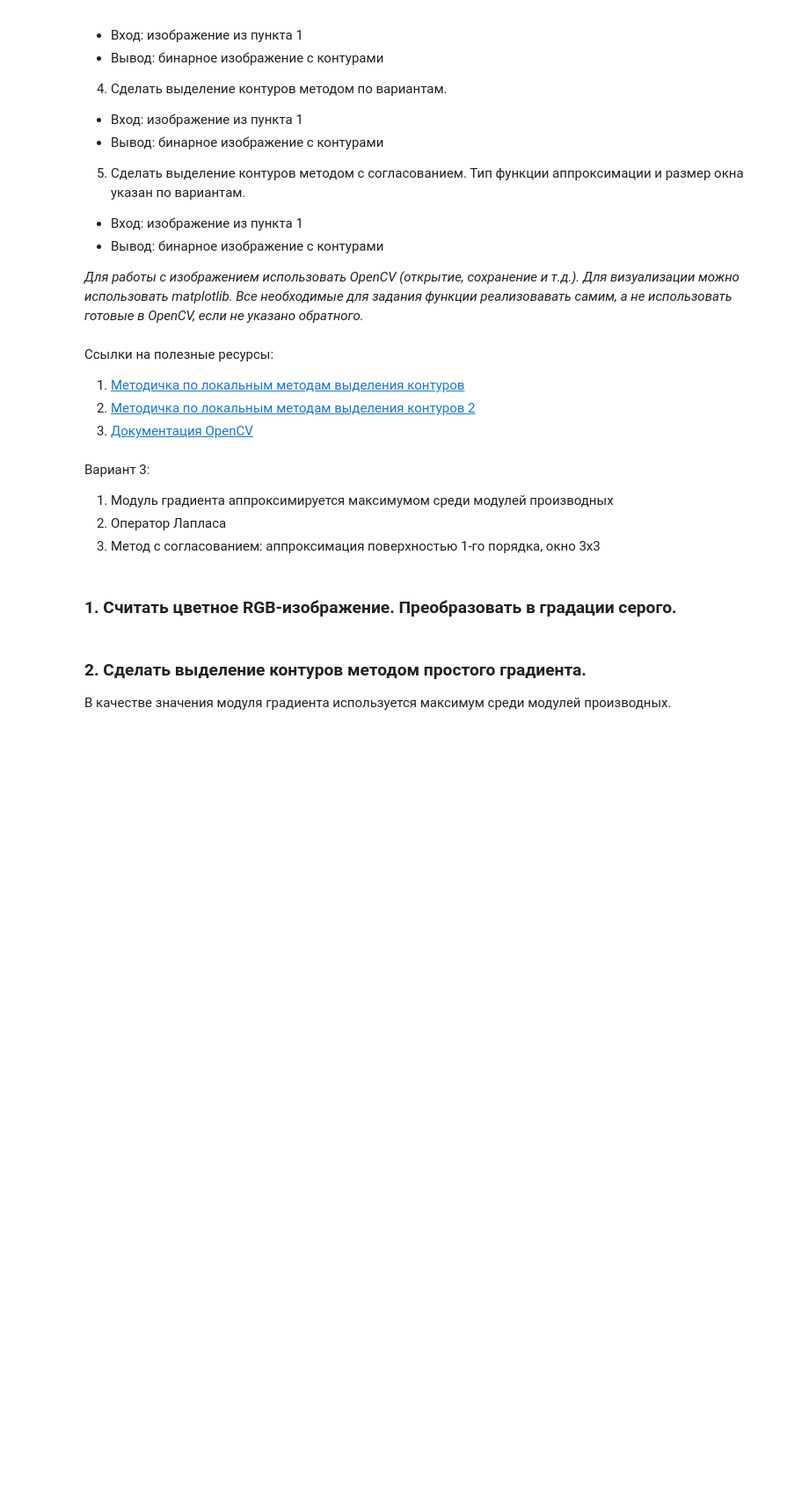
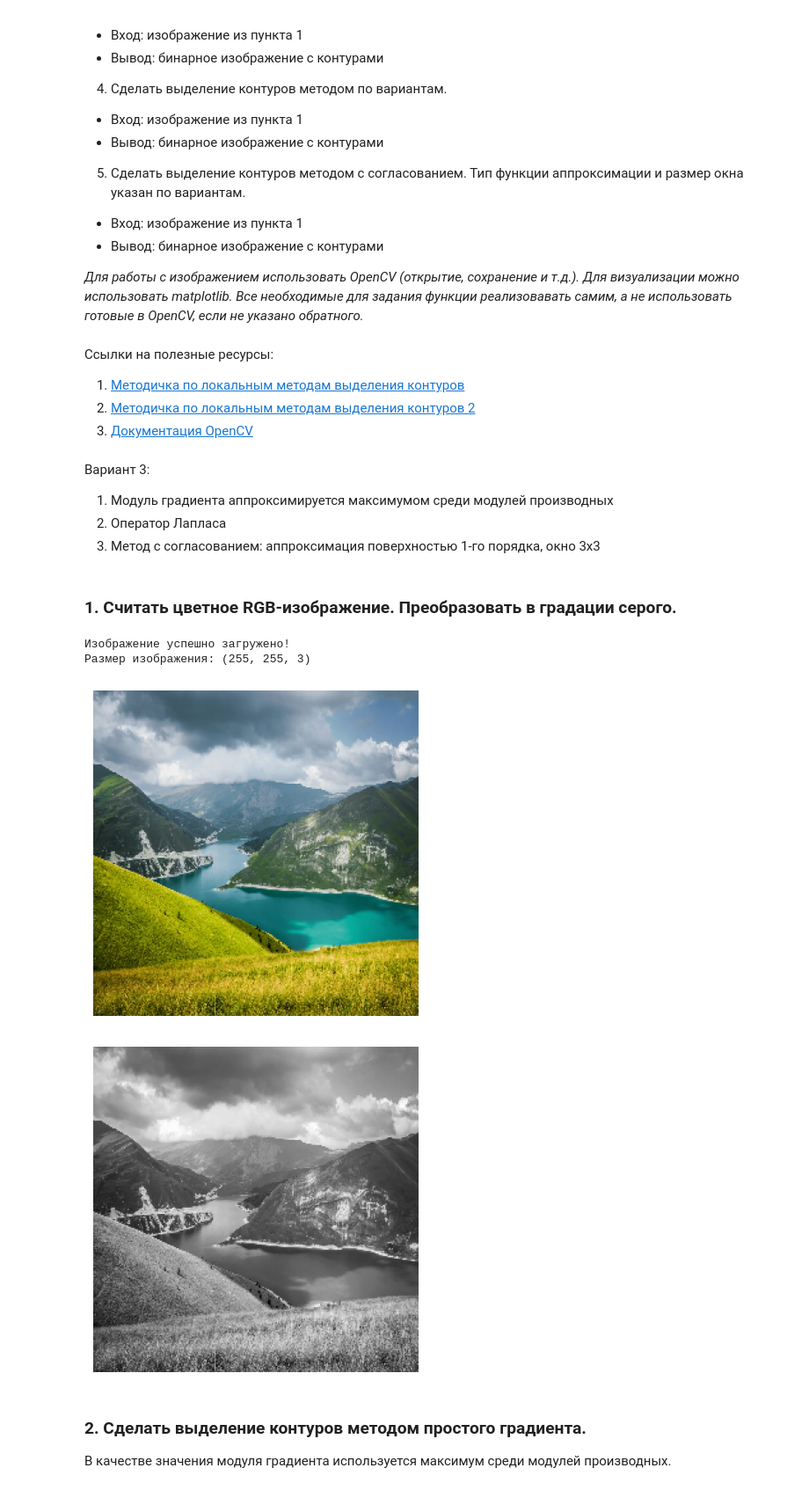
Before and after one commit to TheStorm13/sem8-mw, a Jupyter notebook: МЗ_лр4.ipynb, the cells around one changed output. Shown at 88% size. Drawn from its saved outputs; the diff is of its cells as text; code cells hidden in the pictures; blank space fills up the shorter version.

```diff
--- a/МЗ_лр4.ipynb
+++ b/МЗ_лр4.ipynb
@@ -38,29 +38,40 @@ import matplotlib.pyplot as plt
 # %% [markdown]
 ### 1. Считать цветное RGB-изображение. Преобразовать в градации серого.
 # %%
-def read_rgb_image(image_path: str, size: tuple[int, int] = (255, 255)) -> np.ndarray:
-    bgr = cv2.imread(image_path, cv2.IMREAD_COLOR)
-    if bgr is None:
-        raise FileNotFoundError(f"Не удалось прочитать файл: {image_path}")
-    bgr = cv2.resize(bgr, size, interpolation=cv2.INTER_AREA)
-    return cv2.cvtColor(bgr, cv2.COLOR_BGR2RGB)
-
+def read_rgb_image(image_path):
+    try:
+        img = cv2.imread(image_path)
+        img = cv2.resize(img, (255, 255))
+        img = cv2.cvtColor(img, cv2.COLOR_BGR2RGB)
+        return img
+    except Exception as e:
+        print("Ошибка при чтении изображения:", str(e))
+        return None
 
 image_path = "image.jpg"
+
 image = read_rgb_image(image_path)
+
+if image is not None:
+    print("Изображение успешно загружено!")
+    print("Размер изображения:", image.shape)
+
+    plt.imshow(image)
+    plt.axis('off')
+    plt.show()
+else:
+    print("Не удалось загрузить изображение.")
+
 gray_image = cv2.cvtColor(image, cv2.COLOR_RGB2GRAY)
 
-fig, axes = plt.subplots(1, 2, figsize=(10, 5))
-axes[0].imshow(image)
-axes[0].set_title("RGB-изображение")
-axes[0].axis("off")
-
-axes[1].imshow(gray_image, cmap="gray")
-axes[1].set_title("Градации серого")
-axes[1].axis("off")
-
-plt.tight_layout()
+plt.imshow(gray_image, cmap='gray')
+plt.axis('off')
 plt.show()
+# %% [output]
+Изображение успешно загружено!
+Размер изображения: (255, 255, 3)
+[figure, added]
+[figure, added]
 # %%
 def convolution(image, kernel):
     img = image.astype(np.float64)
```
Also changed, not shown: parts of 3 cells of this notebook, 3 other files.
